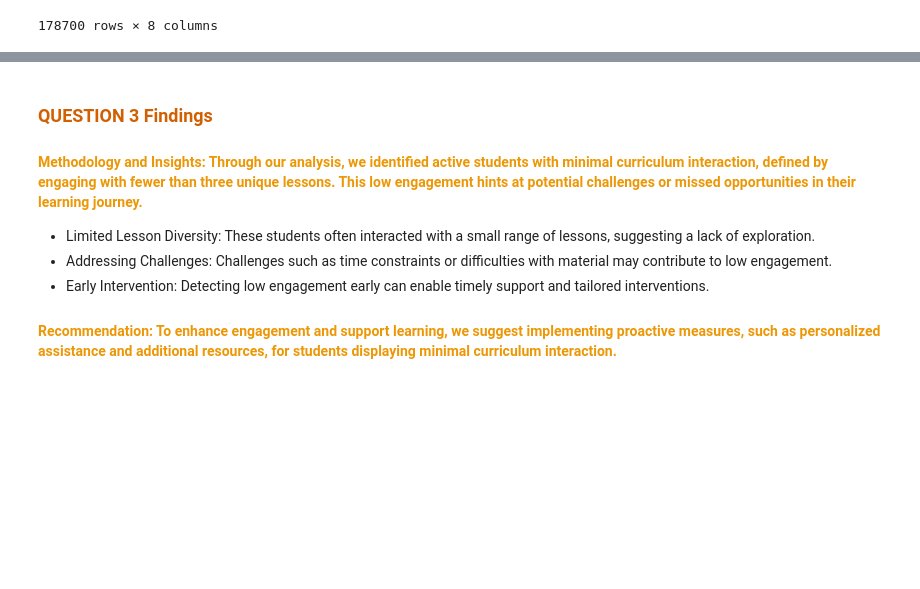
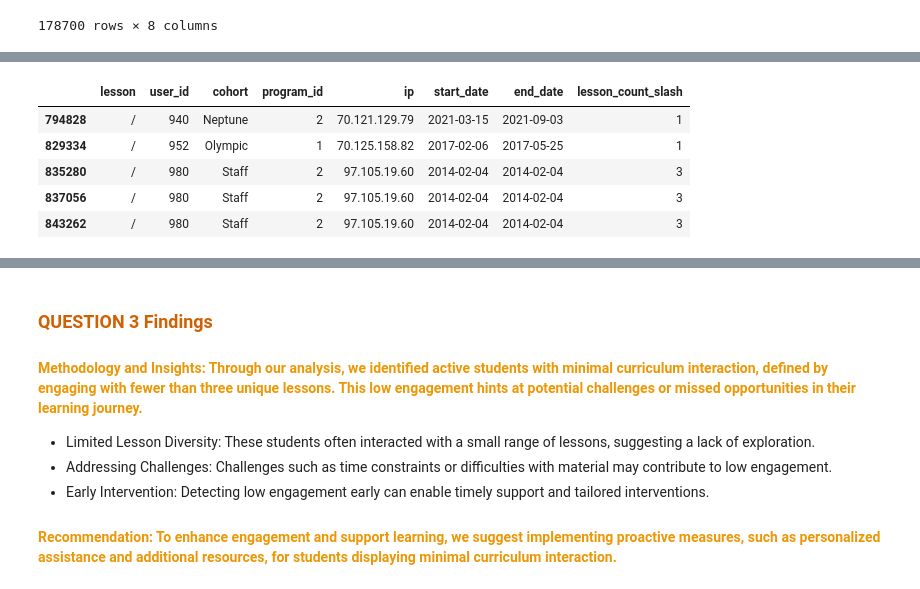
Before and after one commit to Curriculum-Assurance-Team/Curriculum_Engagement_and_Usage_Analysis, a Jupyter notebook: annie_explore.ipynb, the cells around one changed output, grey strips where cells are left out. Drawn from its saved outputs; the diff is of its cells as text; code cells hidden in the pictures; blank space fills up the shorter version.

```diff
--- a/annie_explore.ipynb
+++ b/annie_explore.ipynb
@@ -368,16 +279,0 @@ KeyError: 'timestamp'
-# %%
-# Calculate engagement for each user by counting unique lessons
-user_engagement = logs_df.groupby('user_id')['lesson'].nunique()
-
-# Set a threshold for low engagement (e.g., fewer than 3 unique lessons)
-threshold = 3
-
-# Filter for students with low engagement
-low_engagement_students = user_engagement[user_engagement < threshold]
-
-# Get information about these low engagement students
-low_engagement_info = logs_df[logs_df['user_id'].isin(low_engagement_students.index)].groupby['user_id']
-
-# # Print low engagement students' information in a table
-# # table = tabulate(low_engagement_info, headers='keys', tablefmt='pretty')
-# print(f'Low Engagement Students:\n{table}')
@@ -386,15 +280,22 @@ TypeError: 'method' object is not subscriptable
 # %%
-# Assuming logs_df is your DataFrame containing user interactions
+def question3_1(logs_df):
+    '''This function outlines the steps to find user engagement'''
+    # Calculate engagement for each user by counting unique views of curriculum
+    user_engagement = logs_df.groupby('user_id')['lesson'].nunique()
 
-# Calculate engagement for each user by counting unique lessons
-user_engagement = logs_df.groupby('user_id')['lesson'].nunique()
+    # Set a threshold for low engagement (e.g., fewer than 3 unique lessons)
+    threshold = 3
 
-# Set a threshold for low engagement (e.g., fewer than 3 unique lessons)
-threshold = 3
+    # Filter for students with low engagement
+    low_engagement_students = user_engagement[user_engagement < threshold]
 
-# Filter for students with low engagement
-low_engagement_students = user_engagement[user_engagement < threshold]
+    # Get information about these low engagement students
+    low_engagement_info = logs_df[logs_df['user_id'].isin(low_engagement_students.index)].sort_values('user_id').tail()
 
-# Get information about these low engagement students
-low_engagement_info = logs_df[logs_df['user_id'].isin(low_engagement_students.index)].sort_values('user_id').tail()
-low_engagement_info
+    # Count how many times each user accessed 'lesson' == '/'
+    lesson_count_slash = logs_df[logs_df['lesson'] == '/'].groupby('user_id').size()
+
+    # Add the lesson count to the low_engagement_info DataFrame
+    low_engagement_info['lesson_count_slash'] = low_engagement_info['user_id'].map(lesson_count_slash)
+
+    return low_engagement_info
@@ -437 +302,10 @@ plt.show()
+# %%
+question3_1(logs_df)
+# %% [output]
+|  | lesson | user_id | cohort | program_id | ip | start_date | end_date | lesson_count_slash |
+| 794828 | / | 940 | Neptune | 2 | 70.121.129.79 | 2021-03-15 | 2021-09-03 | 1 |
+| 829334 | / | 952 | Olympic | 1 | 70.125.158.82 | 2017-02-06 | 2017-05-25 | 1 |
+| 835280 | / | 980 | Staff | 2 | 97.105.19.60 | 2014-02-04 | 2014-02-04 | 3 |
+| 837056 | / | 980 | Staff | 2 | 97.105.19.60 | 2014-02-04 | 2014-02-04 | 3 |
+| 843262 | / | 980 | Staff | 2 | 97.105.19.60 | 2014-02-04 | 2014-02-04 | 3 |
 # %%
```
Also changed, not shown: parts of 16 cells of this notebook.
